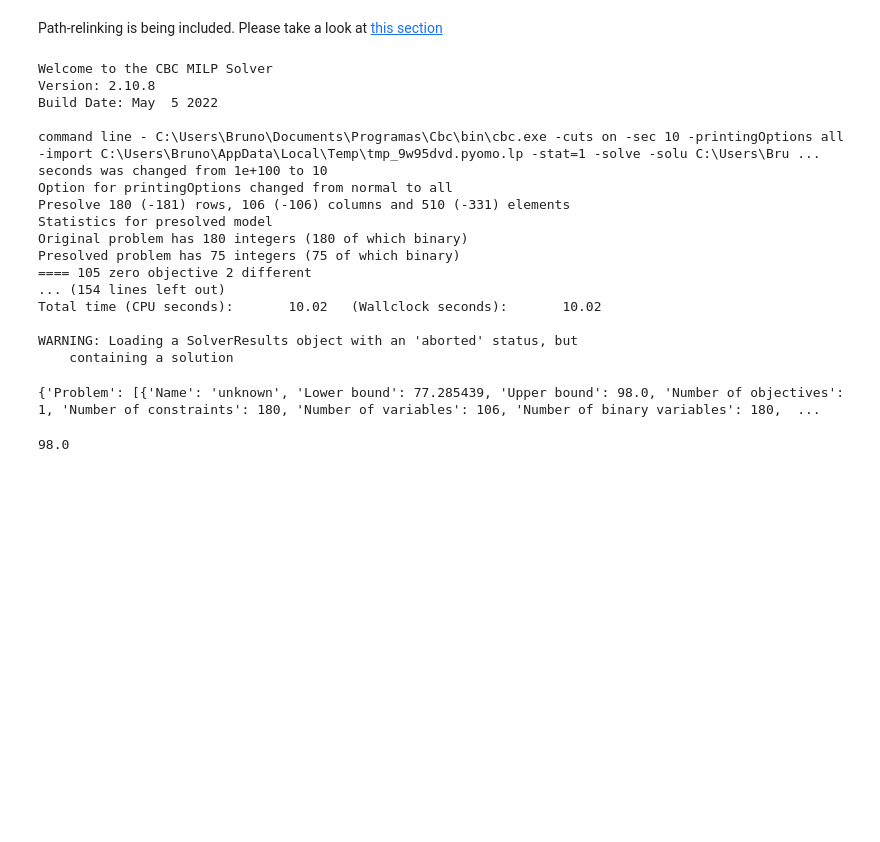
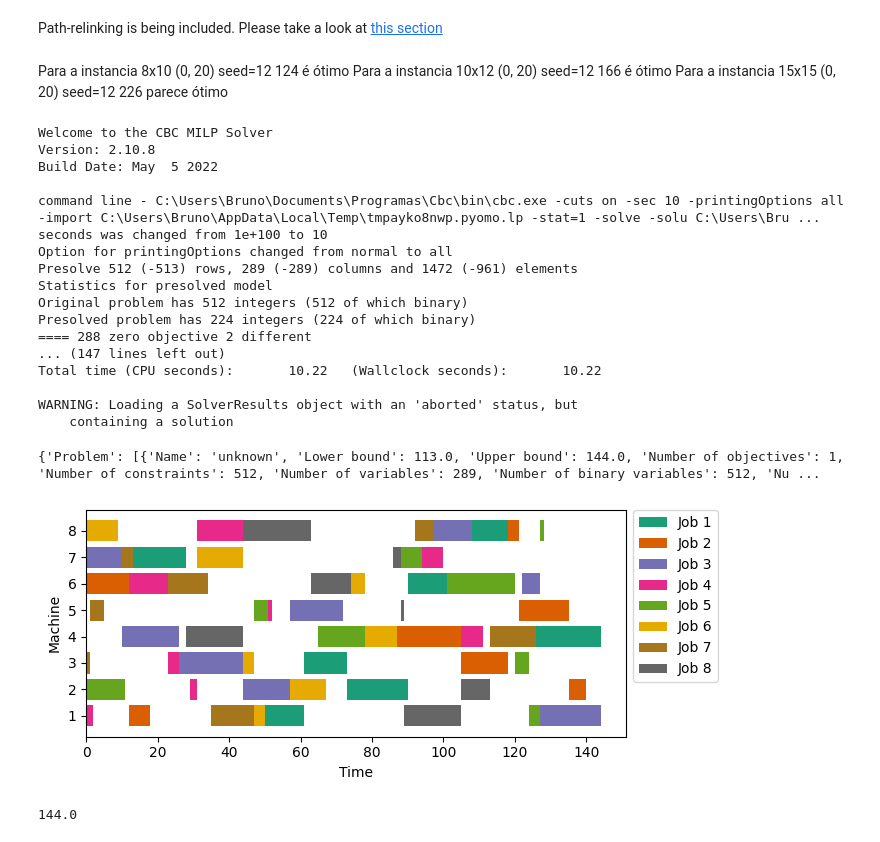
Before and after one commit to bruscalia/jobshop, a Jupyter notebook: notebooks/test_grasp.ipynb, the cells around one changed output. Cells and saved outputs as stored; diff of their text form; code cells hidden in the pictures; blank space fills up the shorter version.

```diff
--- a/notebooks/test_grasp.ipynb
+++ b/notebooks/test_grasp.ipynb
@@ -8,7 +8,11 @@ from jobshop.heurstic.evaluation import calc_makespan
 # %% [markdown]
 Path-relinking is being included. Please take a look at [this section](#under-development-path-relinking)
 # %%
-params = JobShopRandomParams(10, 10, seed=12)
+params = JobShopRandomParams(10, 10, t_span=(0, 20), seed=12)
+# %% [markdown]
+Para a instancia 8x10 (0, 20) seed=12 124 é ótimo
+Para a instancia 10x12 (0, 20) seed=12 166 é ótimo
+Para a instancia 15x15 (0, 20) seed=12 226 parece ótimo
 # %%
 model = DisjModel(params)
 solver = pyo.SolverFactory("cbc")
@@ -21,22 +25,26 @@ Welcome to the CBC MILP Solver
 Version: 2.10.8
 Build Date: May  5 2022
 
-command line - C:\Users\Bruno\Documents\Programas\Cbc\bin\cbc.exe -cuts on -sec 10 -printingOptions all -import C:\Users\Bruno\AppData\Local\Temp\tmp_9w95dvd.pyomo.lp -stat=1 -solve -solu C:\Users\Bru ...
+command line - C:\Users\Bruno\Documents\Programas\Cbc\bin\cbc.exe -cuts on -sec 10 -printingOptions all -import C:\Users\Bruno\AppData\Local\Temp\tmpayko8nwp.pyomo.lp -stat=1 -solve -solu C:\Users\Bru ...
 seconds was changed from 1e+100 to 10
 Option for printingOptions changed from normal to all
-Presolve 180 (-181) rows, 106 (-106) columns and 510 (-331) elements
+Presolve 512 (-513) rows, 289 (-289) columns and 1472 (-961) elements
 Statistics for presolved model
-Original problem has 180 integers (180 of which binary)
-Presolved problem has 75 integers (75 of which binary)
-==== 105 zero objective 2 different
-... (154 lines left out)
-Total time (CPU seconds):       10.02   (Wallclock seconds):       10.02
+Original problem has 512 integers (512 of which binary)
+Presolved problem has 224 integers (224 of which binary)
+==== 288 zero objective 2 different
+... (147 lines left out)
+Total time (CPU seconds):       10.22   (Wallclock seconds):       10.22
 
 WARNING: Loading a SolverResults object with an 'aborted' status, but
     containing a solution
-{'Problem': [{'Name': 'unknown', 'Lower bound': 77.285439, 'Upper bound': 98.0, 'Number of objectives': 1, 'Number of constraints': 180, 'Number of variables': 106, 'Number of binary variables': 180,  ...
+{'Problem': [{'Name': 'unknown', 'Lower bound': 113.0, 'Upper bound': 144.0, 'Number of objectives': 1, 'Number of constraints': 512, 'Number of variables': 289, 'Number of binary variables': 512, 'Nu ...
+# %%
+model.plot()
+# %% [output]
+[figure, added]
 # %%
 print(model.obj())
 # %% [output]
-98.0
+144.0
 # %%
```
Also changed, not shown: parts of 18 cells of this notebook, 1 other file.
